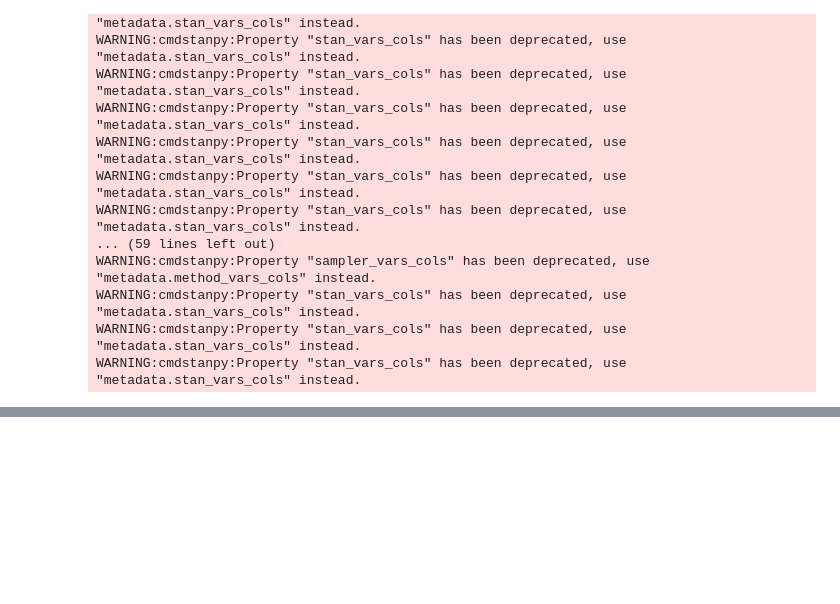
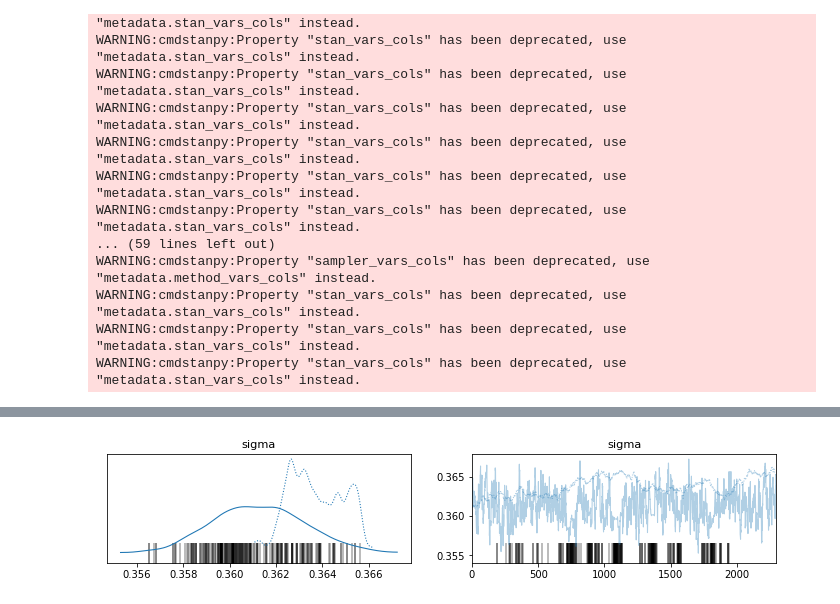
Before and after one commit to CrazyChela97/Bayesian-Project, a Jupyter notebook: Clustering DP.ipynb, the cells around one changed output, grey strips where cells are left out. Saved outputs shown, nothing was run; the diff lists cells and outputs as text; code cells hidden in the pictures; blank space fills up the shorter version.

```diff
--- a/Clustering DP.ipynb
+++ b/Clustering DP.ipynb
@@ -202,0 +215,5 @@ plt.show()
+# %%
+az.plot_trace(normal_az, var_names=["sigma"], compact=True)
+plt.show()
+# %% [output]
+[figure, added]
```
Also changed, not shown: parts of 15 cells of this notebook, 2 other files.
